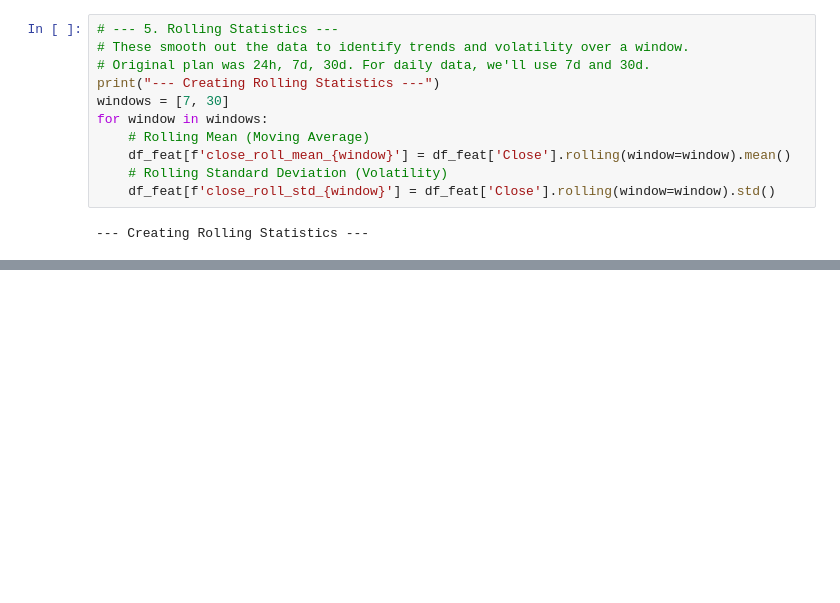
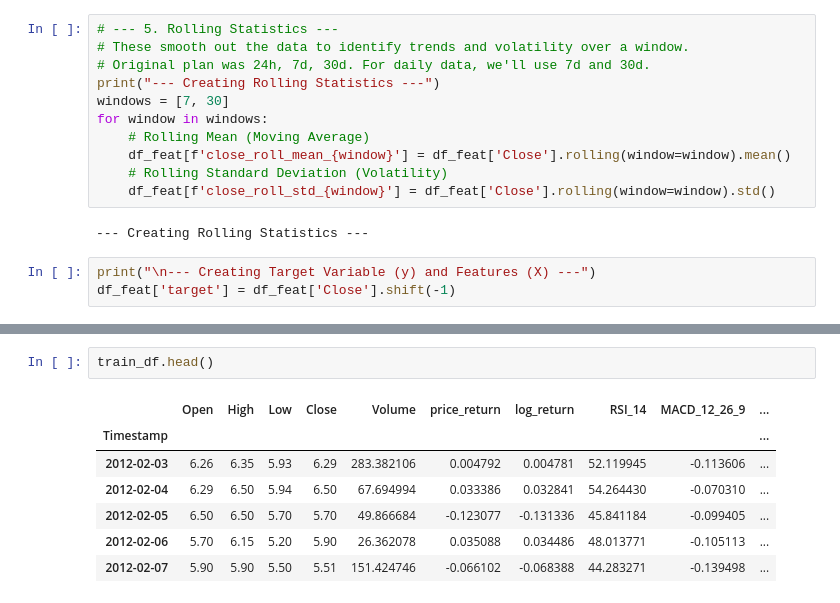
Before and after one commit to EkinGucluel/Bitcoin-Price-Forecasting, a Jupyter notebook: data_preprocessing.ipynb, the cells around one changed output, grey strips where cells are left out. Cells and saved outputs as stored; diff of their text form; blank space fills up the shorter version.

```diff
--- a/data_preprocessing.ipynb
+++ b/data_preprocessing.ipynb
@@ -260,3 +261,6 @@ for window in windows:
     df_feat[f'close_roll_std_{window}'] = df_feat['Close'].rolling(window=window).std()
 # %% [output]
 --- Creating Rolling Statistics ---
+# %%
+print("\n--- Creating Target Variable (y) and Features (X) ---")
+df_feat['target'] = df_feat['Close'].shift(-1)
@@ -315,0 +353,10 @@ Test set rows: 988 (from 2022-12-01 00:00:00 to 2025-08-14 00:00:00)
+# %%
+train_df.head()
+# %% [output]
+|  | Open | High | Low | Close | Volume | price_return | log_return | RSI_14 | MACD_12_26_9 | ... |
+| Timestamp |  |  |  |  |  |  |  |  |  | ... |
+| 2012-02-03 | 6.26 | 6.35 | 5.93 | 6.29 | 283.382106 | 0.004792 | 0.004781 | 52.119945 | -0.113606 | ... |
+| 2012-02-04 | 6.29 | 6.50 | 5.94 | 6.50 | 67.694994 | 0.033386 | 0.032841 | 54.264430 | -0.070310 | ... |
+| 2012-02-05 | 6.50 | 6.50 | 5.70 | 5.70 | 49.866684 | -0.123077 | -0.131336 | 45.841184 | -0.099405 | ... |
+| 2012-02-06 | 5.70 | 6.15 | 5.20 | 5.90 | 26.362078 | 0.035088 | 0.034486 | 48.013771 | -0.105113 | ... |
+| 2012-02-07 | 5.90 | 5.90 | 5.50 | 5.51 | 151.424746 | -0.066102 | -0.068388 | 44.283271 | -0.139498 | ... |
```
Also changed, not shown: parts of 7 cells of this notebook, 13 other files.
